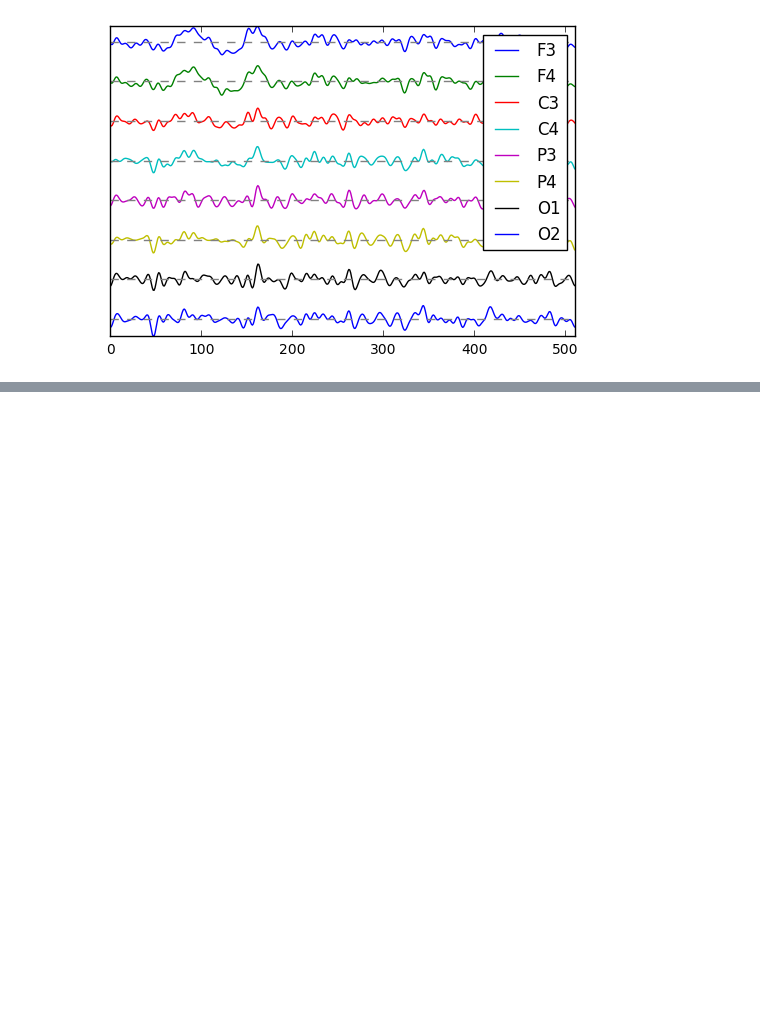
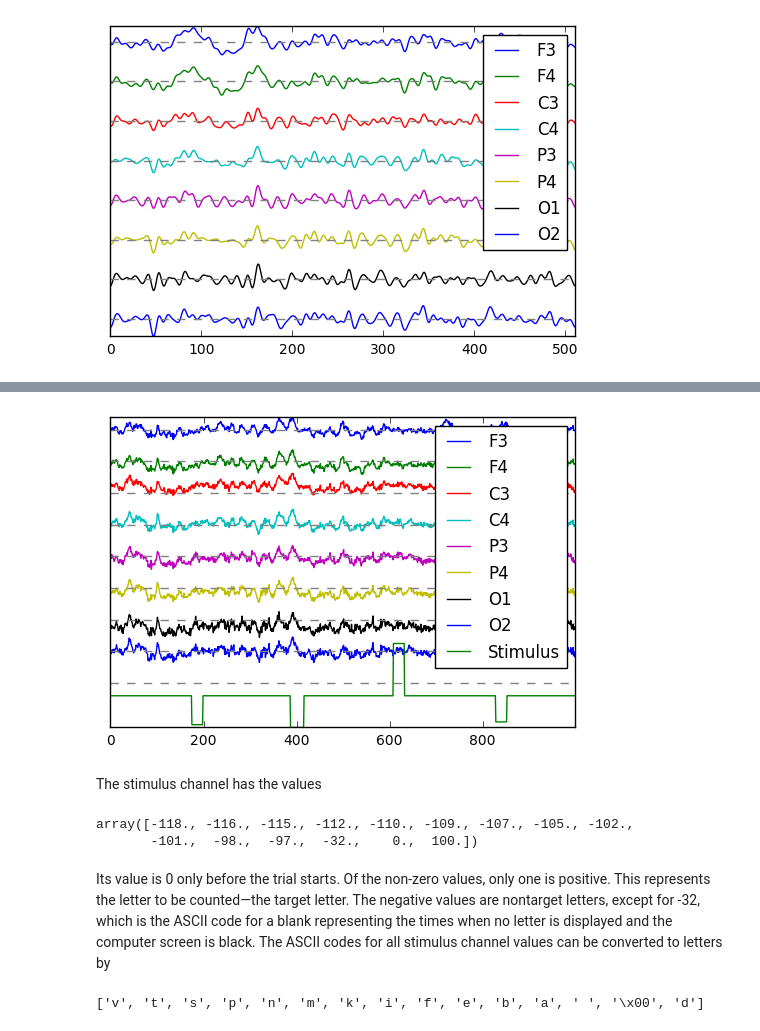
Before and after one commit to brylie/CSU-BCILab-getting-started-with-EEG-data, a Jupyter notebook: Getting Started with EEG Data.ipynb, the cells around one changed output, grey strips where cells are left out. Drawn from its saved outputs; the diff is of its cells as text; code cells hidden in the pictures; blank space fills up the shorter version.

```diff
--- a/Getting Started with EEG Data.ipynb
+++ b/Getting Started with EEG Data.ipynb
@@ -327,0 +337,38 @@ plt.legend(first['channels']);
+# %%
+data4 = json.load(open('data/s21-gammasys-gifford-unimpaired.json','r'))
+
+letterd = data4[4]
+
+letterd['protocol']
+
+# Note the transpose here.  Time now advances by row.  Columns are channels
+eeg = np.array(letterd['eeg']['trial 1']).T
+
+plt.ion()
+
+plt.figure();
+
+plt.plot(eeg[4000:5000,:9] + 80*np.arange(8,-1,-1));
+
+plt.plot(np.zeros((1000,9)) + 80*np.arange(8,-1,-1),'--',color='gray');
+
+plt.yticks([]);
+
+plt.legend(letterd['channels'] + ['Stimulus']);
+
+plt.axis('tight');
+# %% [output]
+[figure, added]
+# %% [markdown]
+The stimulus channel has the values
+# %%
+np.unique(eeg[:,8])
+# %% [output]
+array([-118., -116., -115., -112., -110., -109., -107., -105., -102.,
+       -101.,  -98.,  -97.,  -32.,    0.,  100.])
+# %% [markdown]
+Its value is 0 only before the trial starts. Of the non-zero values, only one is positive. This represents the letter to be counted—the target letter. The negative values are nontarget letters, except for -32, which is the ASCII code for a blank representing the times when no letter is displayed and the computer screen is black. The ASCII codes for all stimulus channel values can be converted to letters by
+# %%
+[chr(int(n)) for n in np.abs(np.unique(eeg[:,8]))]
+# %% [output]
+['v', 't', 's', 'p', 'n', 'm', 'k', 'i', 'f', 'e', 'b', 'a', ' ', '\x00', 'd']
```
Also changed, not shown: parts of 24 cells of this notebook.
